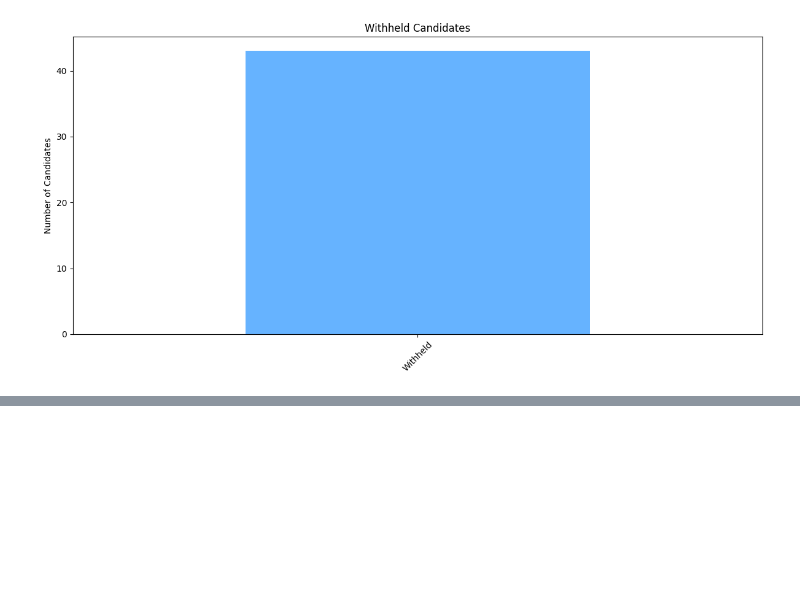
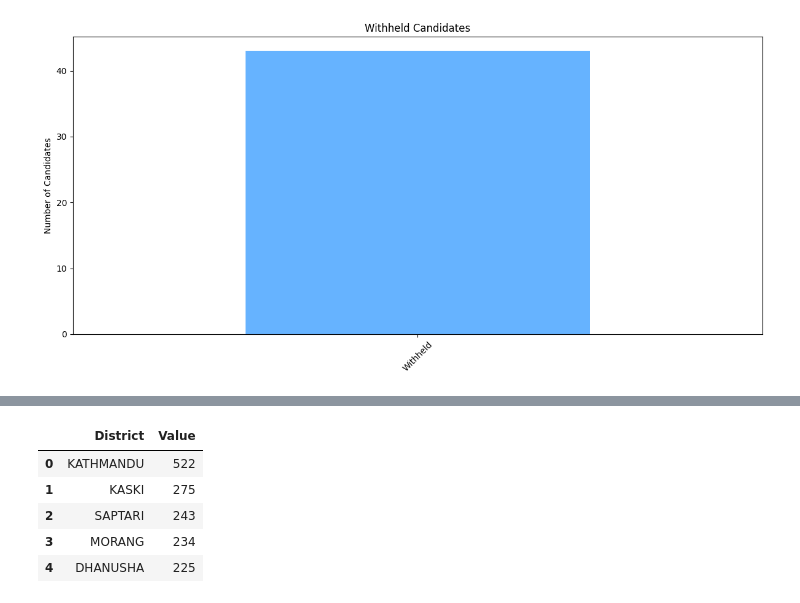
Before and after one commit to rishavgautam/IOEResult2024, a Jupyter notebook: IOE_Result_2024.ipynb, the cells around one changed output, grey strips where cells are left out. Cells and saved outputs as stored; diff of their text form; code cells hidden in the pictures; blank space fills up the shorter version.

```diff
--- a/IOE_Result_2024.ipynb
+++ b/IOE_Result_2024.ipynb
@@ -307,3 +310,15 @@ fig.update_layout(xaxis_title='District', yaxis_title='Number of Candidates')
 fig.show()
 # %% [output]
 [interactive output not drawn]
+# %%
+value_counts = df['District'].str.upper()
+value_counts = value_counts.value_counts().reset_index()
+value_counts.columns = ['District', 'Value']
+value_counts.head()
+# %% [output]
+|  | District | Value |
+| 0 | KATHMANDU | 522 |
+| 1 | KASKI | 275 |
+| 2 | SAPTARI | 243 |
+| 3 | MORANG | 234 |
+| 4 | DHANUSHA | 225 |
```
Also changed, not shown: parts of 14 cells of this notebook.
